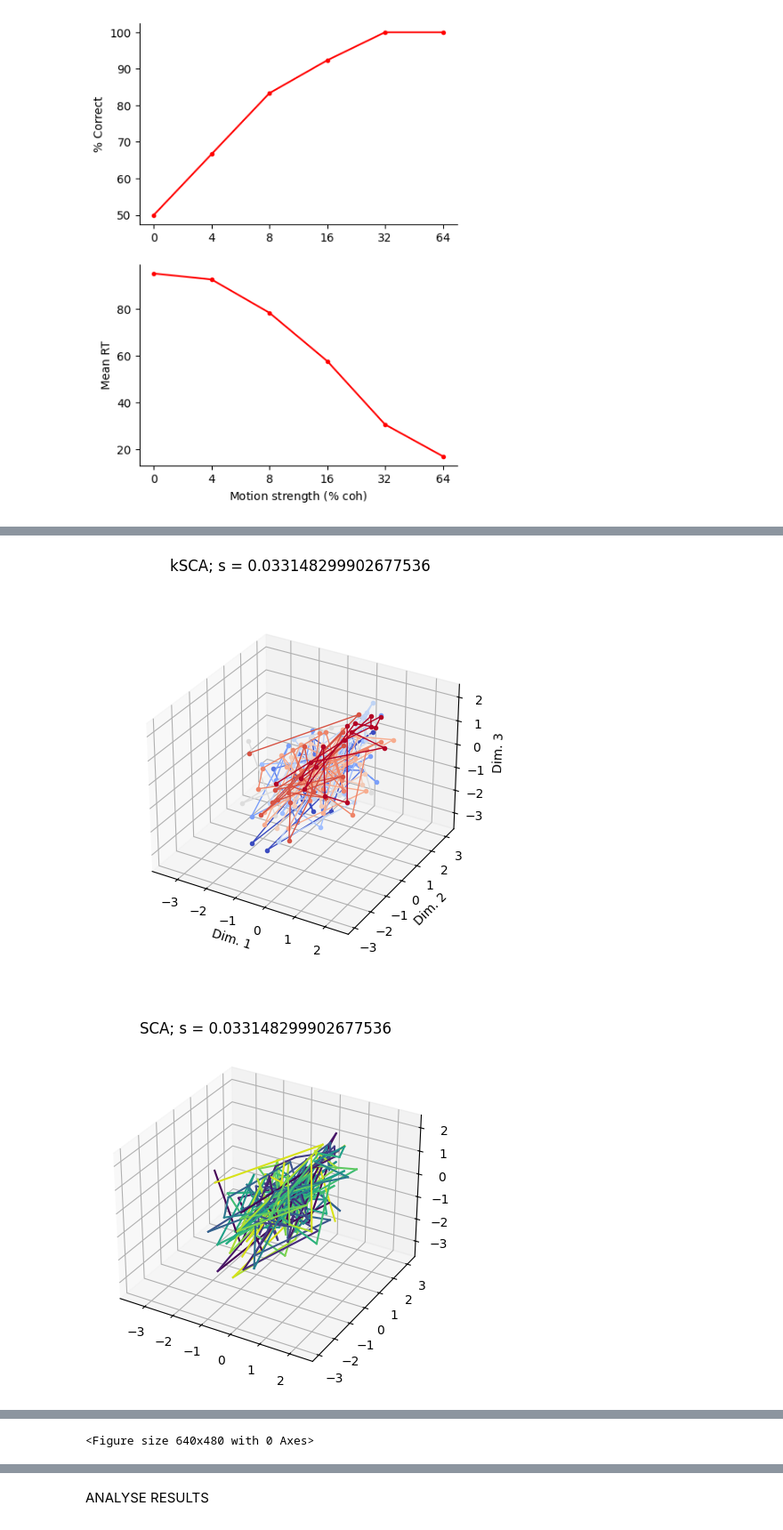
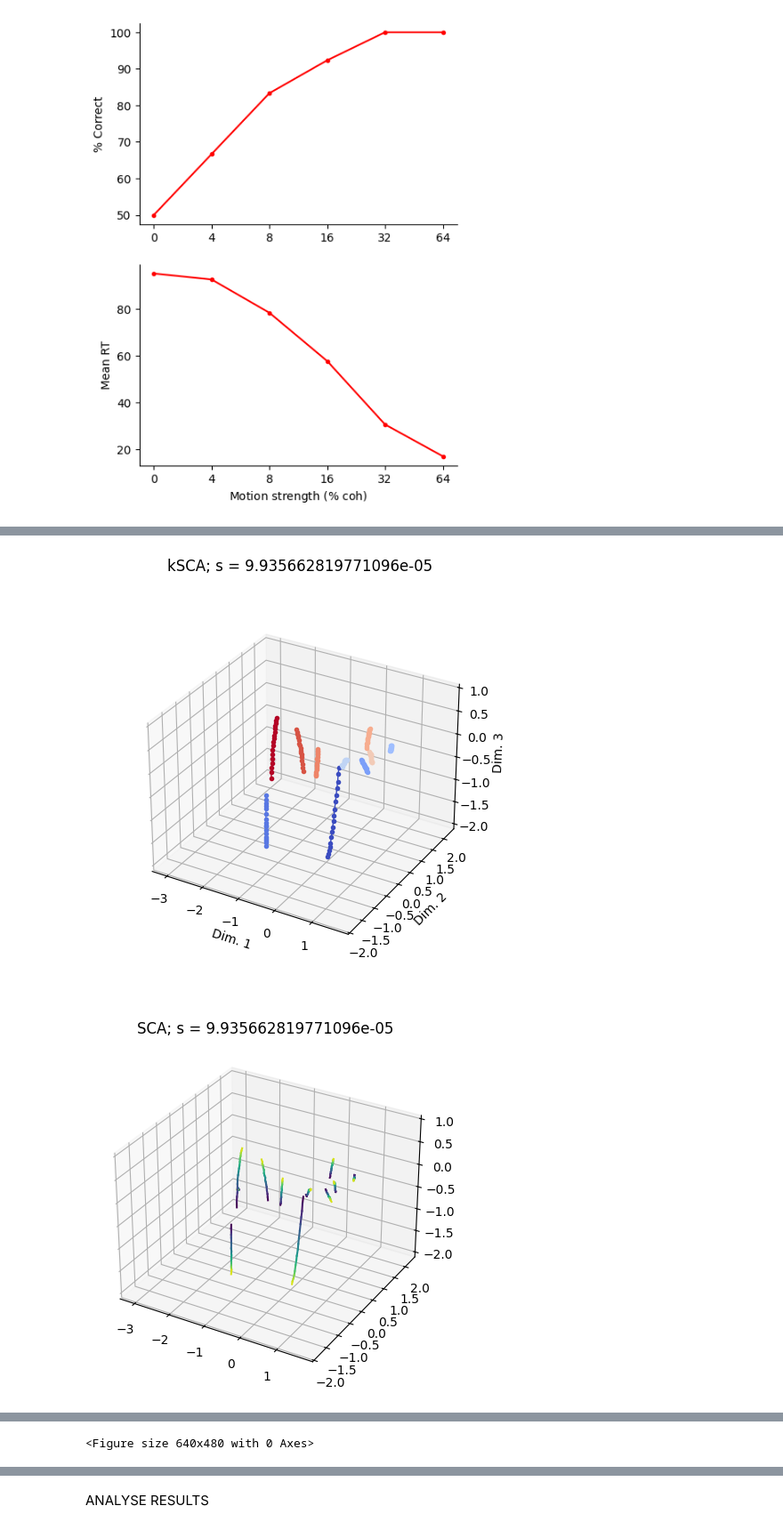
Before and after one commit to ArielleRosinski/SCA_project, a Jupyter notebook: DDM.ipynb, the cells around one changed output, grey strips where cells are left out. Shown at 89% size. Drawn from its saved outputs; the diff is of its cells as text; code cells hidden in the pictures.

Commit message:
run DDM smooth noise

```diff
--- a/DDM.ipynb
+++ b/DDM.ipynb
@@ -144,16 +146,22 @@ def relu(x):
     return jnp.maximum(0, x)
 
 
-def add_low_rank_noise(X, key1, key2, proj_dims = 2, sigma = 10 ):
+def add_low_rank_noise(X, key1, key2, proj_dims = 2, sigma = 15 ):
     trials, K, N, T = X.shape
     B = random.normal(key1, (N, proj_dims))
     B, _ = jnp.linalg.qr(B)
 
-    epsilon_t = random.normal(key2, (trials, K, T, proj_dims)) * sigma
+
+    time_points = jnp.linspace(0, 1, T)[None, :]
+    cov_matrix = K_X_Y_squared_exponential(time_points, time_points, l2=0.1)
+    L = jnp.linalg.cholesky(cov_matrix + jnp.identity(T) * 1e-5)
+
+    epsilon_t_uncorr = random.normal(key2, (trials, K, T, proj_dims)) * sigma
+    epsilon_t = jnp.einsum("ts,lksd->lktd", L, epsilon_t_uncorr)
     noise = jnp.einsum('lktd,nd->lknt', epsilon_t, B)
 
     X += noise
-    return X
+    return X, noise
 
 
 key = random.PRNGKey(0)
@@ -163,7 +171,7 @@ neural_traces = relu(project(paths[:,:,:], key1))
 
 neural_traces = neural_traces * 5
 
-neural_traces = add_low_rank_noise(neural_traces, key2, key3)        #(trials, K, N, T)
+neural_traces, noise = add_low_rank_noise(neural_traces, key2, key3)        #(trials, K, N, T)
 
 X = jnp.mean( neural_traces, axis=0 )
 K, N, T = X.shape
@@ -254,27 +272,6 @@ for k in range(K):
     ))
 
 fig.show()
-# %%
-def analyse_projs(Y, RTs, ymin = -1, ymax=1):
-    K, _, _ = Y.shape
-    thresholds = jnp.floor(jnp.mean(RTs, axis=0)).astype(int)
-    for i, idx in enumerate(thresholds):
-        Y = Y.at[i, :, idx:].set(jnp.nan)
-
-
-    plot_3D_K_coded(Y, rotate=True, azimuth=80, elevation=15)
-
-    plt.figure()
-    fig, axs = plt.subplots(1,3, figsize=(12,4))
-    cmap = plt.get_cmap('coolwarm', K)
-    for k in range(Y.shape[0]):
-        color = cmap(k / (K - 1))
-        axs[0].plot(Y[k, 0, :], color=color)
-        axs[1].plot(Y[k, 1, :], color=color)
-        axs[2].plot(Y[k, 2, :], color=color)
-
-    for ax in axs:
-        ax.set_ylim(ymin, ymax)
 # %%
 from linear_sca import *
 wandb.init(project="", name="", mode="disabled")
@@ -307,19 +304,19 @@ Iteration 190, S: 1570595.625, S_ratio: 0.07199074327945709
 # %%
 U_qr, _ = jnp.linalg.qr(U)
 Y = jnp.einsum('ji,kjl->kil', U_qr, center(X))
 
 
 for i in range(Y.shape[0]):
     #Y = Y[:,:,:jnp.array(RTs).reshape(-1)[i]]
     Y = Y[:,:,:int(jnp.mean(RTs, axis=0).squeeze()[i])]
 
 plot_3D_K_coded(Y)
 
 plot_3D(Y[:,:,:])
 plt.title(f'SCA; s = {compute_S_all_pairs(Y)}')
 
 Y_smoothed = apply_gaussian_smoothing(Y, sigma=2)
-analyse_projs(Y_smoothed, RTs, ymin=-10, ymax=10)
+analyse_projs(Y, RTs, ymin=-10, ymax=10)
 # %% [output]
-[figure, old version]
+[figure, new version]
-[figure, old version]
+[figure, new version]
```
Also changed, not shown: parts of 9 cells of this notebook, 5 other files.
